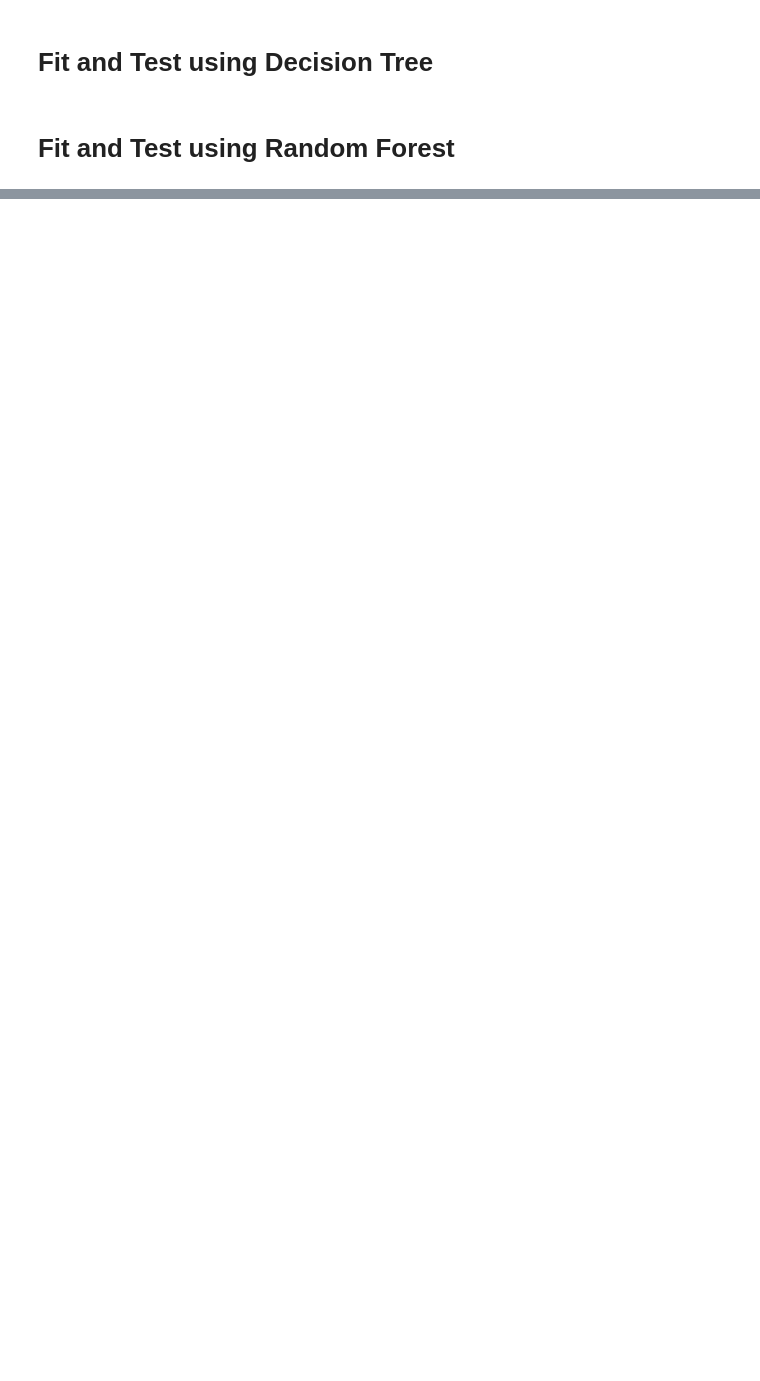
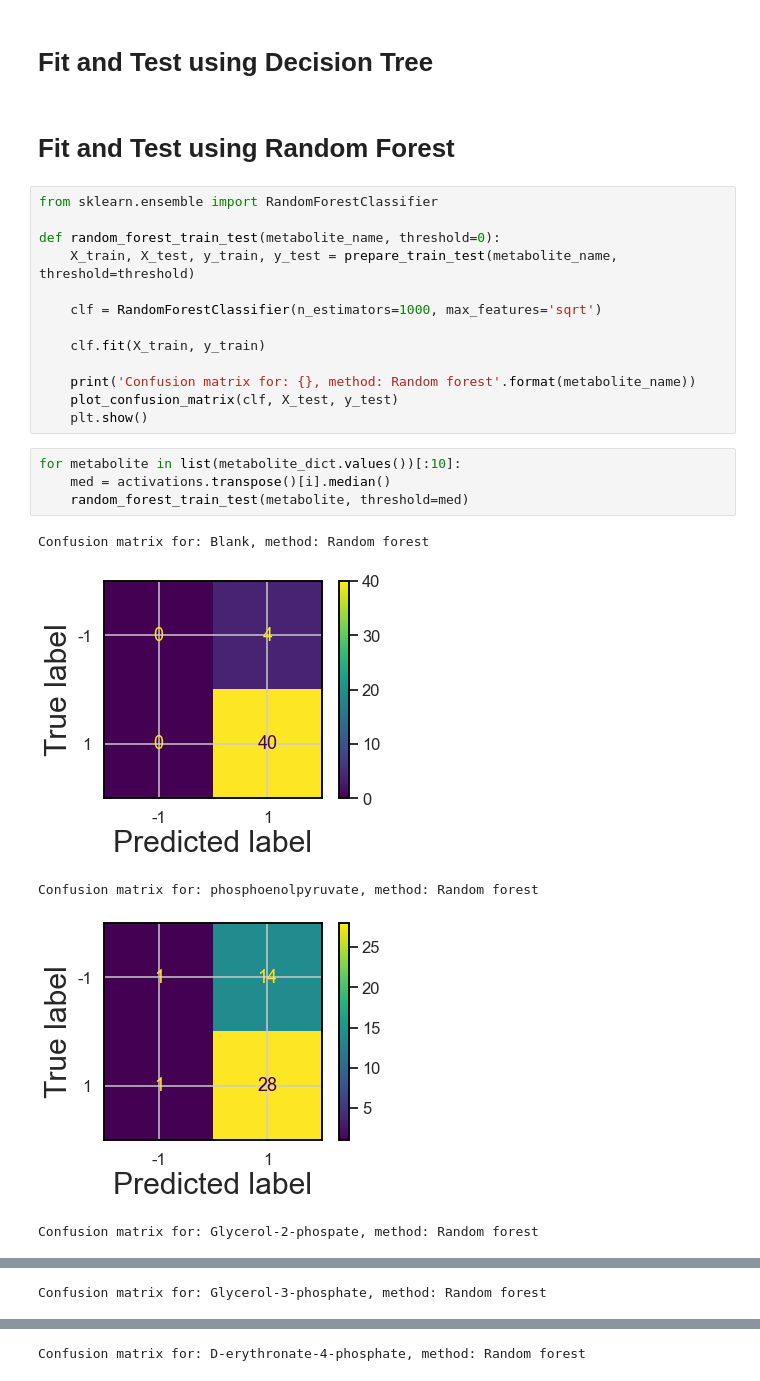
Before and after one commit to gaojunxuan/phosphatase_baseline_classifier, a Jupyter notebook: classification/code/phosphatase_classification.ipynb, the cells around one changed output, grey strips where cells are left out. Cells and saved outputs as stored; diff of their text form; blank space fills up the shorter version.

```diff
--- a/classification/code/phosphatase_classification.ipynb
+++ b/classification/code/phosphatase_classification.ipynb
@@ -321,3 +296,26 @@ for metabolite in list(metabolite_dict.values())[:10]:
 # Fit and Test using Decision Tree
 # %% [markdown]
 # Fit and Test using Random Forest
+# %%
+from sklearn.ensemble import RandomForestClassifier
+
+def random_forest_train_test(metabolite_name, threshold=0):
+    X_train, X_test, y_train, y_test = prepare_train_test(metabolite_name, threshold=threshold)
+
+    clf = RandomForestClassifier(n_estimators=1000, max_features='sqrt')
+
+    clf.fit(X_train, y_train)
+
+    print('Confusion matrix for: {}, method: Random forest'.format(metabolite_name))
+    plot_confusion_matrix(clf, X_test, y_test)
+    plt.show()
+# %%
+for metabolite in list(metabolite_dict.values())[:10]:
+    med = activations.transpose()[i].median()
+    random_forest_train_test(metabolite, threshold=med)
+# %% [output]
+Confusion matrix for: Blank, method: Random forest
+[figure, added]
+Confusion matrix for: phosphoenolpyruvate, method: Random forest
+[figure, added]
+Confusion matrix for: Glycerol-2-phospate, method: Random forest
@@ -323,0 +323 @@ for metabolite in list(metabolite_dict.values())[:10]:
+Confusion matrix for: Glycerol-3-phosphate, method: Random forest
@@ -323,0 +325 @@ for metabolite in list(metabolite_dict.values())[:10]:
+Confusion matrix for: D-erythronate-4-phosphate, method: Random forest
```
Also changed, not shown: parts of 10 cells of this notebook.
